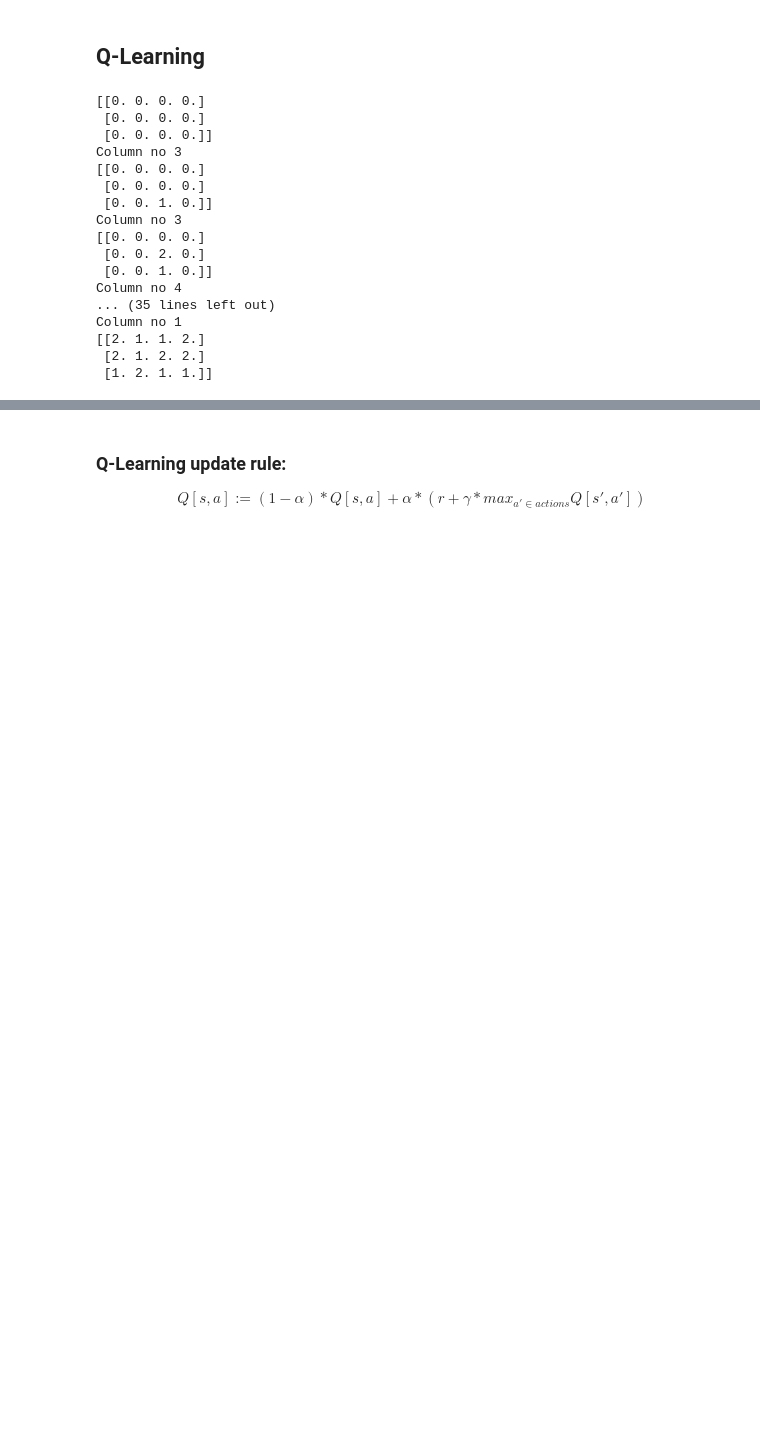
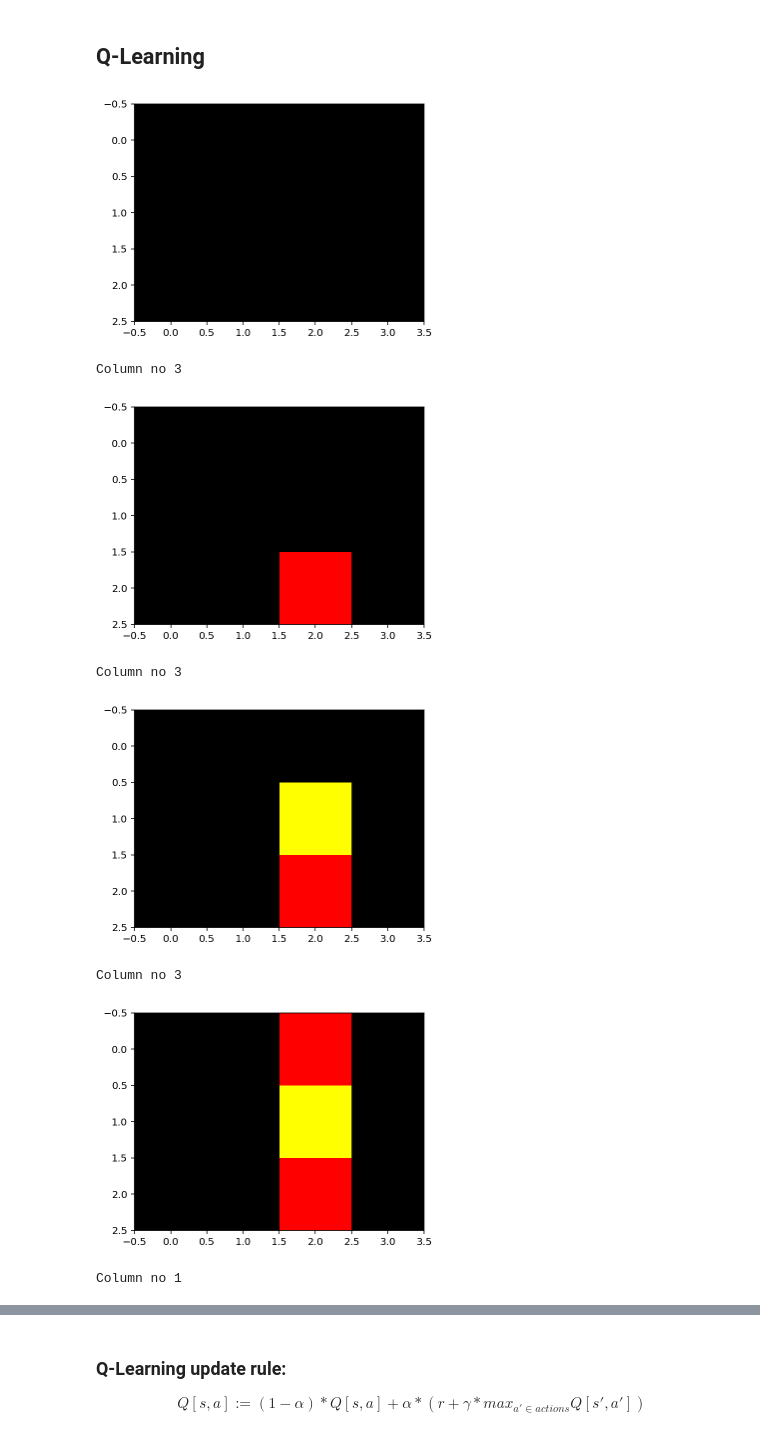
Before and after one commit to gaetanserre/Reinforcement-learning-algorithms, a Jupyter notebook: Q-Learning/Q-Learning.ipynb, the cells around one changed output, grey strips where cells are left out. Drawn from its saved outputs; the diff is of its cells as text; code cells hidden in the pictures; blank space fills up the shorter version.

```diff
--- a/Q-Learning/Q-Learning.ipynb
+++ b/Q-Learning/Q-Learning.ipynb
@@ -22,36 +22,29 @@ def get_policy_score(env, policy, state):
 # %%
 agent = Agent(lambda p: Connect4(p), Action, seed=42)
 # %%
-policy = agent.Q_fit_2_players(nb_games=150000)
+policy = agent.Q_fit_2_players(nb_games=50000)
 # %%
 p1 = Connect4(1)
 p2 = Connect4(2)
 players = [p1, p2]
 player = 0
-print(p1.convert_state())
+plt.imshow(p1.colorize_state())
+plt.show()
 while not p1.is_final_state():
   action = agent.choose_action(players[player], policy[player])
   print(Connect4.action_to_str(action))
   new_state = players[player].get_new_state(action)
   p1.state = new_state
   p2.state = new_state
-  print(p1.convert_state())
+  plt.imshow(p1.colorize_state())
+  plt.show()
   player = 1 if player == 0 else 0
 # %% [output]
+[figure, added]
-[[0. 0. 0. 0.]
- [0. 0. 0. 0.]
- [0. 0. 0. 0.]]
 Column no 3
-[[0. 0. 0. 0.]
- [0. 0. 0. 0.]
- [0. 0. 1. 0.]]
-Column no 3
-[[0. 0. 0. 0.]
- [0. 0. 2. 0.]
- [0. 0. 1. 0.]]
-Column no 4
-... (35 lines left out)
-Column no 1
-[[2. 1. 1. 2.]
- [2. 1. 2. 2.]
- [1. 2. 1. 1.]]
+[figure, added]
+Column no 3
+[figure, added]
+Column no 3
+[figure, added]
+Column no 1
```
Also changed, not shown: parts of 5 cells of this notebook, 2 other files.
